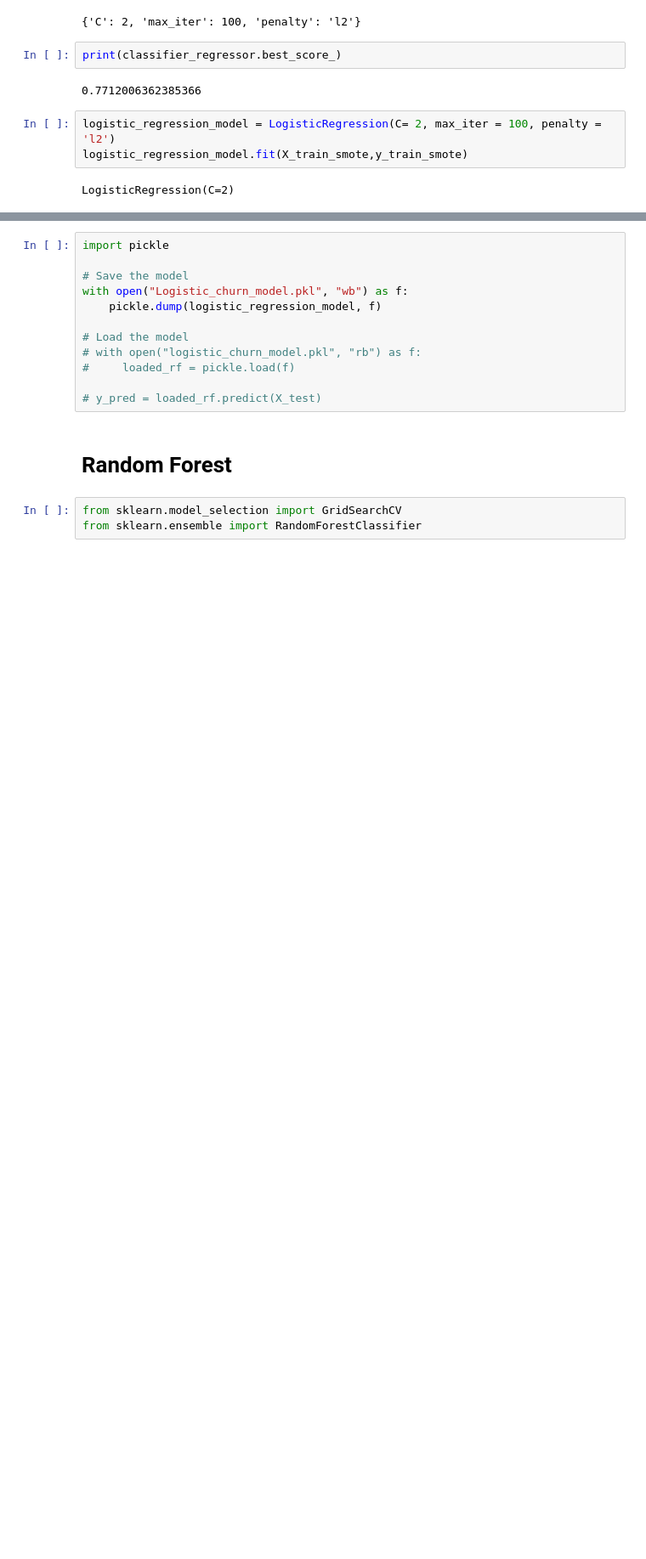
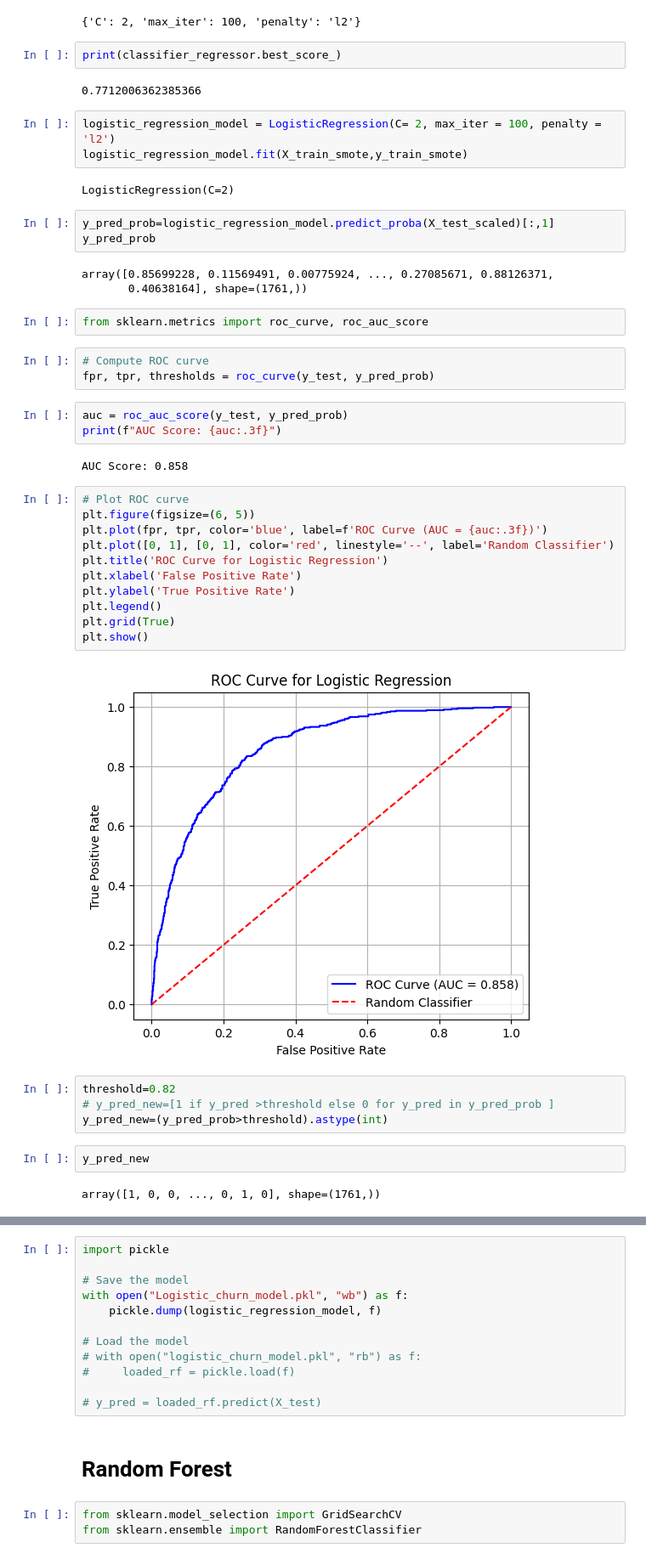
Before and after one commit to snehangshu2002/Customer-Churn-Prediction, a Jupyter notebook: customer.ipynb, the cells around one changed output, grey strips where cells are left out. Shown at 85% size. Cells and saved outputs as stored; diff of their text form; blank space fills up the shorter version.

Commit message:
check ROC and ACU for logistics

```diff
--- a/customer.ipynb
+++ b/customer.ipynb
@@ -486,4 +486,41 @@ logistic_regression_model = LogisticRegression(C= 2, max_iter = 100, penalty = '
 logistic_regression_model.fit(X_train_smote,y_train_smote)
 # %% [output]
 LogisticRegression(C=2)
+# %%
+y_pred_prob=logistic_regression_model.predict_proba(X_test_scaled)[:,1]
+y_pred_prob
+# %% [output]
+array([0.85699228, 0.11569491, 0.00775924, ..., 0.27085671, 0.88126371,
+       0.40638164], shape=(1761,))
+# %%
+from sklearn.metrics import roc_curve, roc_auc_score
+# %%
+# Compute ROC curve
+fpr, tpr, thresholds = roc_curve(y_test, y_pred_prob)
+# %%
+auc = roc_auc_score(y_test, y_pred_prob)
+print(f"AUC Score: {auc:.3f}")
+# %% [output]
+AUC Score: 0.858
+# %%
+# Plot ROC curve
+plt.figure(figsize=(6, 5))
+plt.plot(fpr, tpr, color='blue', label=f'ROC Curve (AUC = {auc:.3f})')
+plt.plot([0, 1], [0, 1], color='red', linestyle='--', label='Random Classifier')
+plt.title('ROC Curve for Logistic Regression')
+plt.xlabel('False Positive Rate')
+plt.ylabel('True Positive Rate')
+plt.legend()
+plt.grid(True)
+plt.show()
+# %% [output]
+[figure, added]
+# %%
+threshold=0.82
+# y_pred_new=[1 if y_pred >threshold else 0 for y_pred in y_pred_prob ]
+y_pred_new=(y_pred_prob>threshold).astype(int)
+# %%
+y_pred_new
+# %% [output]
+array([1, 0, 0, ..., 0, 1, 0], shape=(1761,))
 # %%
```
Also changed, not shown: parts of 6 cells of this notebook.
